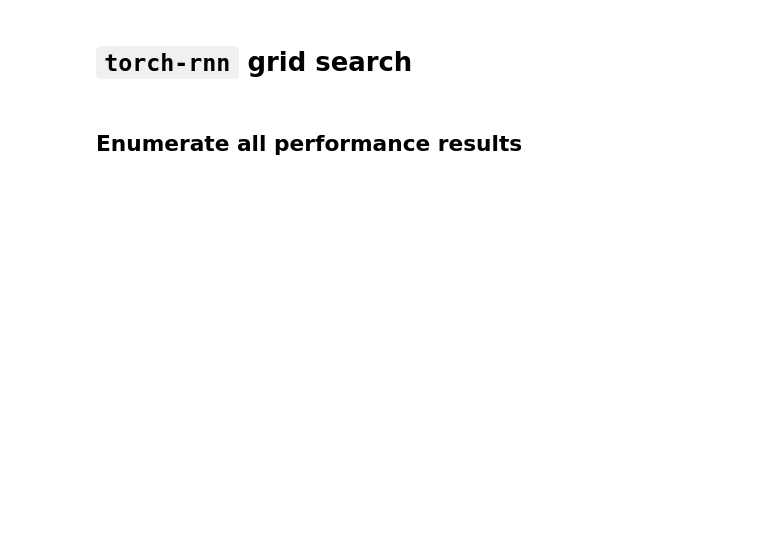
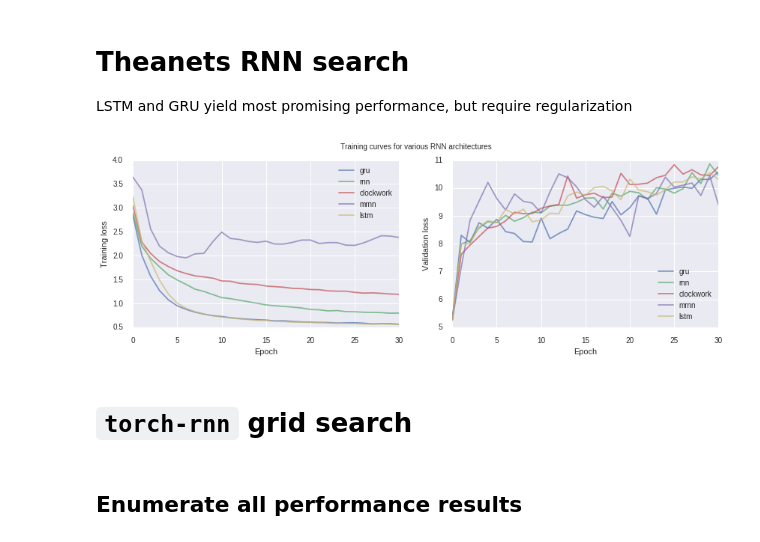
Before and after one commit to feynmanliang/mlsalt-thesis, a Jupyter notebook: notebooks/Training curves.ipynb, the cells around one changed output. Drawn from its saved outputs; the diff is of its cells as text; code cells hidden in the pictures; blank space fills up the shorter version.

```diff
--- a/notebooks/Training curves.ipynb
+++ b/notebooks/Training curves.ipynb
@@ -8,3 +10,7 @@ import os.path
 import re
 import pandas as pd
 import seaborn as sns
+# %% [markdown]
+# Theanets RNN search
+
+LSTM and GRU yield most promising performance, but require regularization
@@ -11,3 +23,35 @@ import seaborn as sns
+# %%
+plt.figure(figsize=(14,4))
+for i, form in enumerate(losses_t.keys()):
+    if form in ['scrn']:
+        continue
+    plt.subplot(1,2,1)
+    plt.plot(losses_t[form], label=form, alpha=0.7)
+
+    plt.subplot(1,2,2)
+    plt.plot(losses_v[form], label=form, alpha=0.7)
+
+for subplot in range(1,3):
+    plt.subplot(1,2,subplot)
+
+    plt.gca().xaxis.tick_bottom()
+    plt.gca().yaxis.tick_left()
+    plt.gca().spines['top'].set_color('none')
+    plt.gca().spines['right'].set_color('none')
+    plt.gca().spines['bottom'].set_position(('outward', 6))
+    plt.gca().spines['left'].set_position(('outward', 6))
+    plt.legend(loc='best')
+    plt.gca().set_xlabel('Epoch')
+    if subplot == 1:
+        plt.gca().set_ylabel('Training loss')
+    else:
+        plt.gca().set_ylabel('Validation loss')
+
+plt.suptitle('Training curves for various RNN architectures')
+plt.savefig('theanets-architecture.png')
+plt.show()
+# %% [output]
+[figure, added]
 # %% [markdown]
 # `torch-rnn` grid search
 # %%
```
Also changed, not shown: parts of 16 cells of this notebook, 2 other files.
